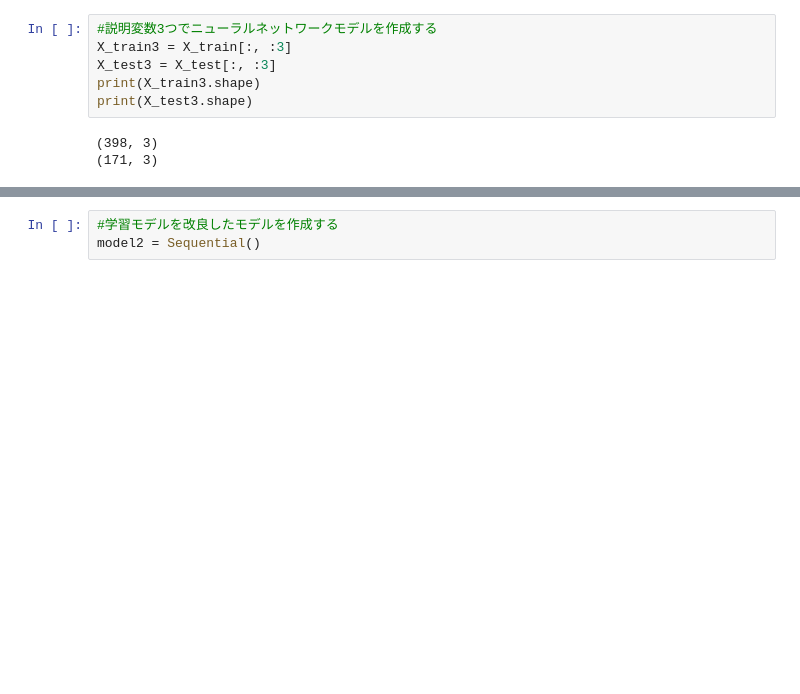
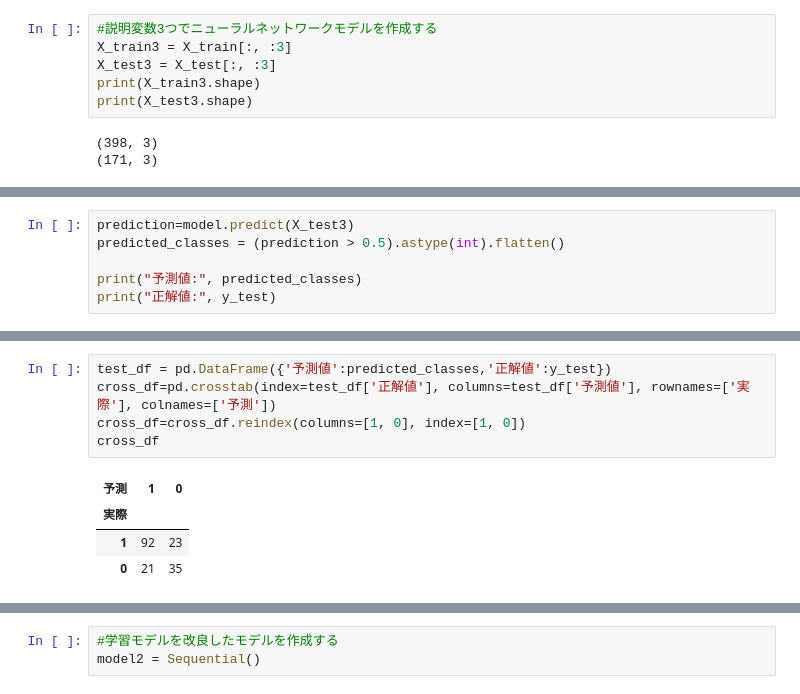
Before and after one commit to poteto1212/medical_AI, a Jupyter notebook: notebooks/test8.ipynb, the cells around one changed output, grey strips where cells are left out. Saved outputs shown, nothing was run; the diff lists cells and outputs as text; blank space fills up the shorter version.

```diff
--- a/notebooks/test8.ipynb
+++ b/notebooks/test8.ipynb
@@ -85,0 +88,6 @@ Text(0.5, 1.0, '正解率の推移')
+# %%
+prediction=model.predict(X_test3)
+predicted_classes = (prediction > 0.5).astype(int).flatten()
+
+print("予測値:", predicted_classes)
+print("正解値:", y_test)
@@ -85,0 +106,10 @@ Text(0.5, 1.0, '正解率の推移')
+# %%
+test_df = pd.DataFrame({'予測値':predicted_classes,'正解値':y_test})
+cross_df=pd.crosstab(index=test_df['正解値'], columns=test_df['予測値'], rownames=['実際'], colnames=['予測'])
+cross_df=cross_df.reindex(columns=[1, 0], index=[1, 0])
+cross_df
+# %% [output]
+| 予測 | 1 | 0 |
+| 実際 |  |  |
+| 1 | 92 | 23 |
+| 0 | 21 | 35 |
```
Also changed, not shown: parts of 8 cells of this notebook.
